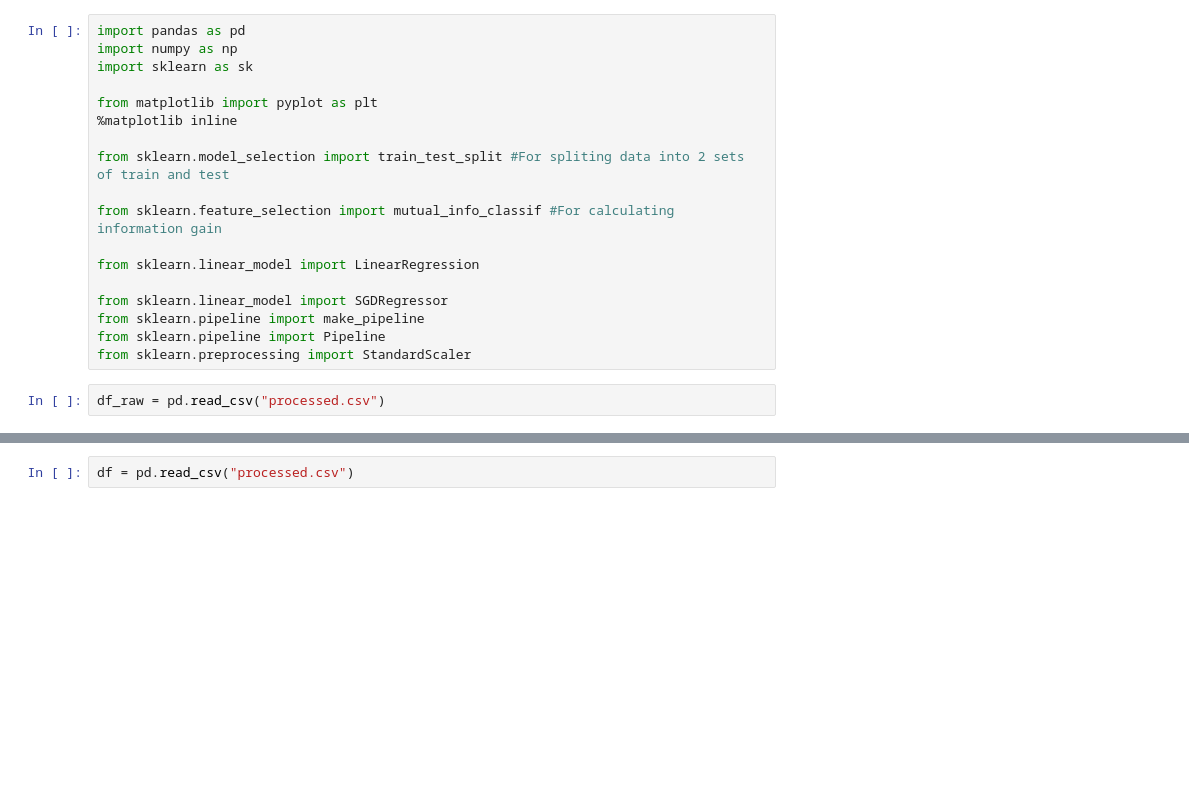
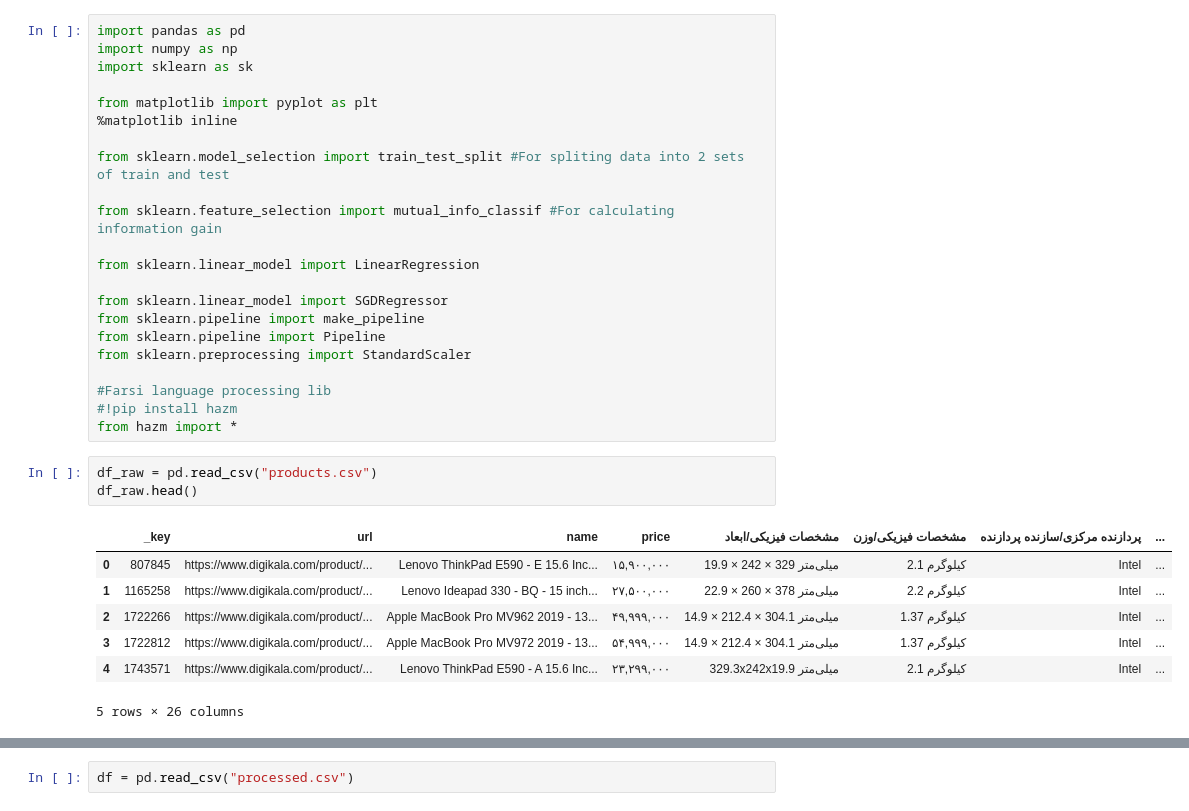
Before and after one commit to dorsamotiallah/Laptop_price_prediction, a Jupyter notebook: LA_laptop_price_prediction_project.ipynb, the cells around one changed output, grey strips where cells are left out. Saved outputs shown, nothing was run; the diff lists cells and outputs as text; blank space fills up the shorter version.

```diff
--- a/LA_laptop_price_prediction_project.ipynb
+++ b/LA_laptop_price_prediction_project.ipynb
@@ -16,5 +16,18 @@ from sklearn.linear_model import SGDRegressor
 from sklearn.pipeline import make_pipeline
 from sklearn.pipeline import Pipeline
 from sklearn.preprocessing import StandardScaler
+
+#Farsi language processing lib
+#!pip install hazm
+from hazm import *
-# %%
-df_raw = pd.read_csv("processed.csv")
+# %%
+df_raw = pd.read_csv("products.csv")
+df_raw.head()
+# %% [output]
+|  | _key | url | name | price | مشخصات فیزیکی/ابعاد | مشخصات فیزیکی/وزن | پردازنده مرکزی/سازنده پردازنده | ... |
+| 0 | 807845 | https://www.digikala.com/product/... | Lenovo ThinkPad E590 - E 15.6 Inc... | ۱۵,۹۰۰,۰۰۰ | 19.9 × 242 × 329 میلی‌متر | 2.1 کیلوگرم | Intel | ... |
+| 1 | 1165258 | https://www.digikala.com/product/... | Lenovo Ideapad 330 - BQ - 15 inch... | ۲۷,۵۰۰,۰۰۰ | 22.9 × 260 × 378 میلی‌متر | 2.2 کیلوگرم | Intel | ... |
+| 2 | 1722266 | https://www.digikala.com/product/... | Apple MacBook Pro MV962 2019 - 13... | ۴۹,۹۹۹,۰۰۰ | 14.9 × 212.4 × 304.1 میلی‌متر | 1.37 کیلوگرم | Intel | ... |
+| 3 | 1722812 | https://www.digikala.com/product/... | Apple MacBook Pro MV972 2019 - 13... | ۵۴,۹۹۹,۰۰۰ | 14.9 × 212.4 × 304.1 میلی‌متر | 1.37 کیلوگرم | Intel | ... |
+| 4 | 1743571 | https://www.digikala.com/product/... | Lenovo ThinkPad E590 - A 15.6 Inc... | ۲۳,۲۹۹,۰۰۰ | 329.3x242x19.9 میلی‌متر | 2.1 کیلوگرم | Intel | ... |
+5 rows × 26 columns
```
Also changed, not shown: parts of 13 cells of this notebook, 1 other file.
